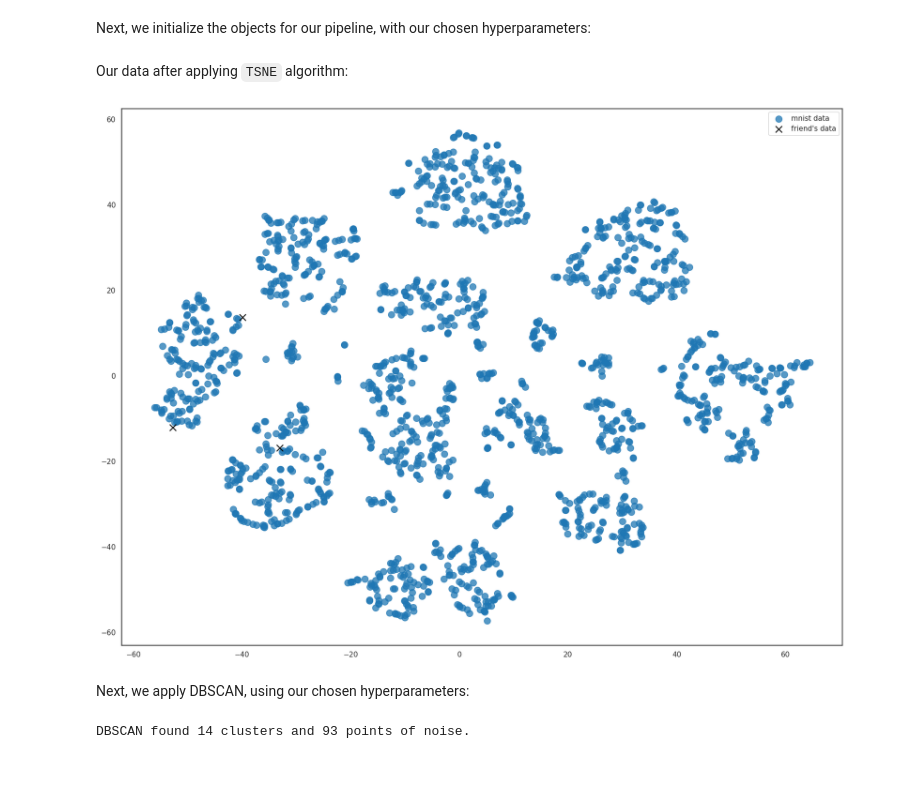
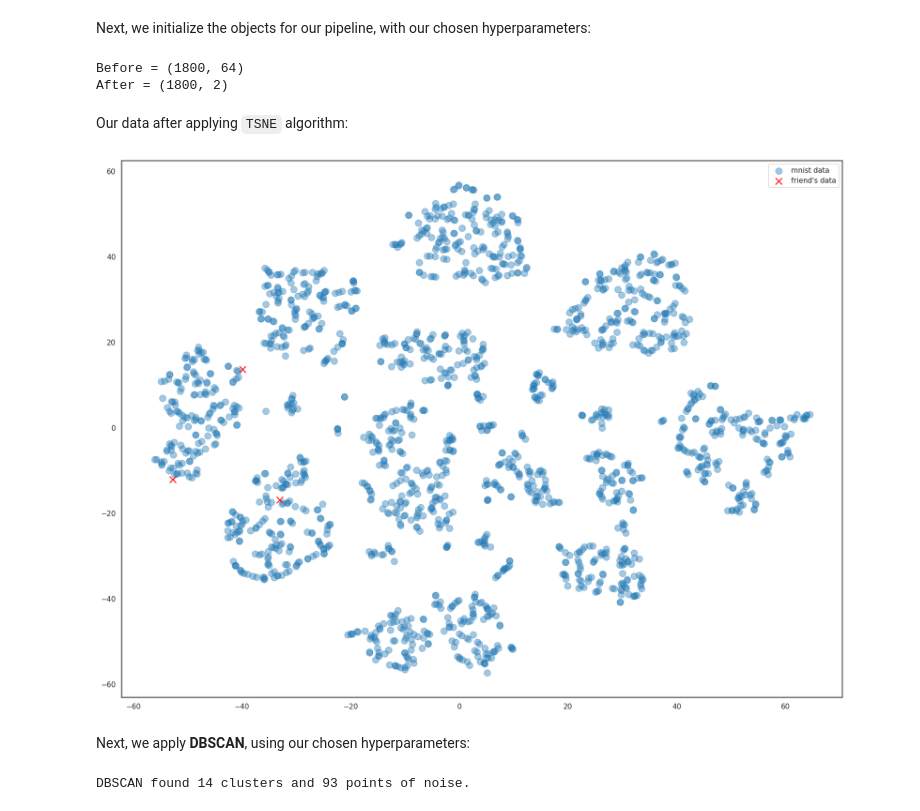
Before and after one commit to fernandapratama/IBM__Unsupervised-ML, a Jupyter notebook: DBSCAN.ipynb, the cells around one changed output. Saved outputs shown, nothing was run; the diff lists cells and outputs as text; code cells hidden in the pictures; blank space fills up the shorter version.

```diff
--- a/DBSCAN.ipynb
+++ b/DBSCAN.ipynb
@@ -237,6 +190,6 @@ We will need to reshape the data into 8x8 images, so matplotlib can properly dis
 # %%
 friend_digits = df.iloc[:, df.columns != 'y'].to_numpy()
-plt.rcParams['figure.figsize'] = (8,6)
+plt.rcParams['figure.figsize'] = (10,6)
 it = (x.reshape(8, 8) for x in friend_digits)
 c = 3
 fig, ax = plt.subplots(1, c, sharex='col', sharey='row')
@@ -268,7 +221,7 @@ Let's visualize our data using `matplotlib`:
 # %%
-plt.rcParams['figure.figsize'] = (8,6)
+plt.rcParams['figure.figsize'] = (8,4)
 it = (x.reshape(8, 8) for x in digits)
-r, c = 3, 5
+r, c = 2, 5
 fig, ax = plt.subplots(r, c, sharex='col', sharey='row')
 for i in range(r):
     for j in range(c):
@@ -295,34 +251,41 @@ embedding = TSNE(n_components=2,
         perplexity=10,
         random_state=0)
 # %%
+print(f'Before = {data.shape}')
 e_data = embedding.fit_transform(data) # from (1800,64) -> (1800,2)
+print(f'After = {e_data.shape}')
+# %% [output]
+Before = (1800, 64)
+After = (1800, 2)
 # %% [markdown]
 Our data after applying `TSNE` algorithm:
 # %%
 plt.rcParams['figure.figsize'] = (20,15)
 n = friend_digits.shape[0]
 plt.scatter(
-    e_data[:-n, 0],
-    e_data[:-n, 1],
+    e_data[:-n, 0],  # Variable X
+    e_data[:-n, 1],  # Variable Y
     marker='o',
-    alpha=0.75,
+    alpha=0.4,
     label='mnist data',
     s=100)
+
 plt.scatter(
     e_data[-n:, 0],
     e_data[-n:, 1],
     marker='x',
-    color='black',
+    color='red',
     label='friend\'s data',
     alpha=1,
     s=100)
+
 plt.legend(bbox_to_anchor=[1, 1])
 plt.show()
 plt.rcParams['figure.figsize'] = plt.rcParamsDefault['figure.figsize']
 # %% [output]
-[figure, old version]
+[figure, new version]
 # %% [markdown]
-Next, we apply DBSCAN, using our chosen hyperparameters:
+Next, we apply **DBSCAN**, using our chosen hyperparameters:
 # %%
 cluster = DBSCAN(eps=5, min_samples=20)
 cluster.fit(e_data)
```
Also changed, not shown: parts of 30 cells of this notebook.
